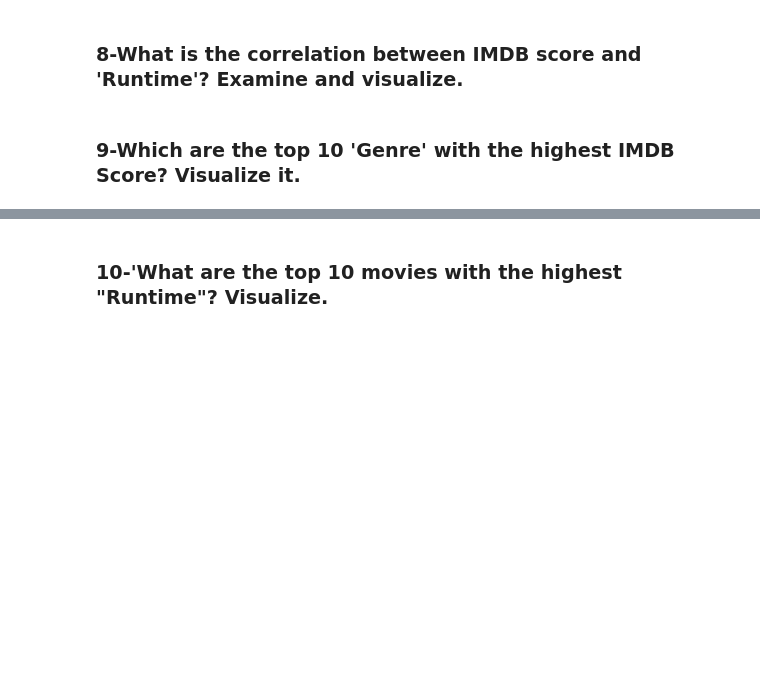
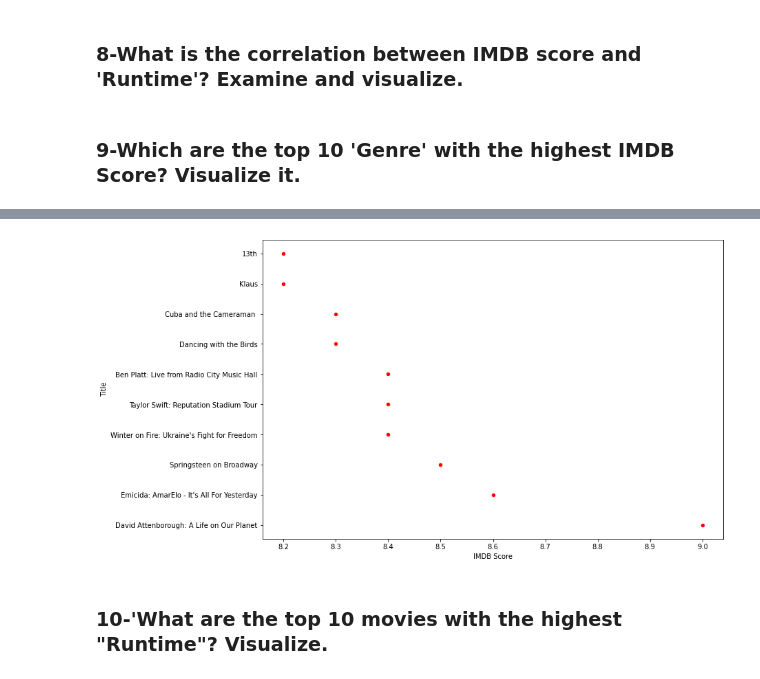
Before and after one commit to uftadeerolcay/GlobalAI_projects, a Jupyter notebook: netflix_original_films_imdb_scores.ipynb, the cells around one changed output, grey strips where cells are left out. Drawn from its saved outputs; the diff is of its cells as text; code cells hidden in the pictures; blank space fills up the shorter version.

```diff
--- a/netflix_original_films_imdb_scores.ipynb
+++ b/netflix_original_films_imdb_scores.ipynb
@@ -26,2 +39,5 @@ df = pd.read_csv(file,encoding='ISO-8859-1')
 # %% [markdown]
 ### 9-Which are the top 10 'Genre' with the highest IMDB Score? Visualize it.
+# %%
+highest_imdb = df.sort_values("IMDB Score", ascending=False).head(10)
+highest_imdb
@@ -28,3 +56,7 @@ df = pd.read_csv(file,encoding='ISO-8859-1')
+# %%
+highest_imdb.plot.scatter(x="IMDB Score", y="Title", figsize=(12,8) ,c="r");
+# %% [output]
+[figure, added]
 # %% [markdown]
 ### 10-'What are the top 10 movies with the highest "Runtime"? Visualize.
 # %%
```
Also changed, not shown: parts of 7 cells of this notebook.
